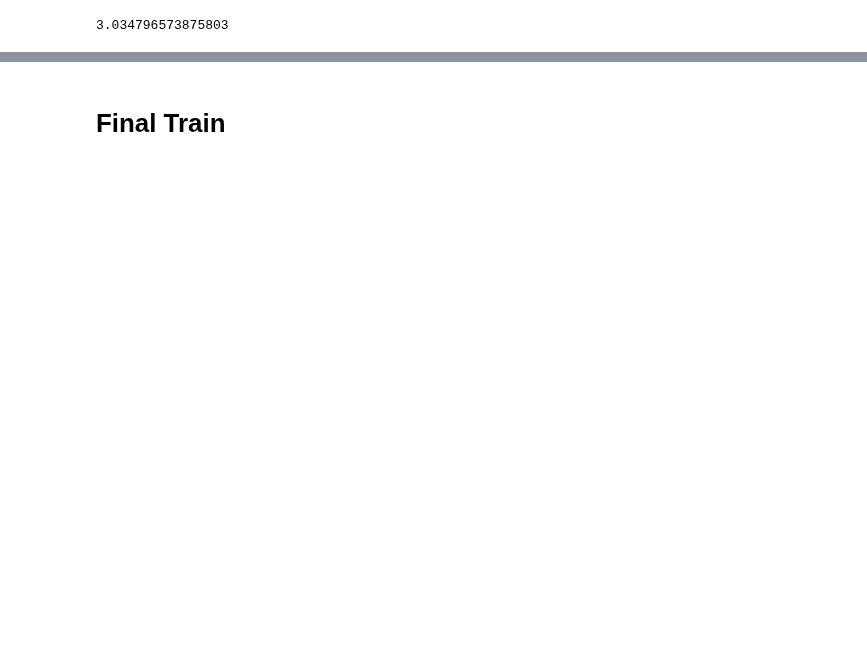
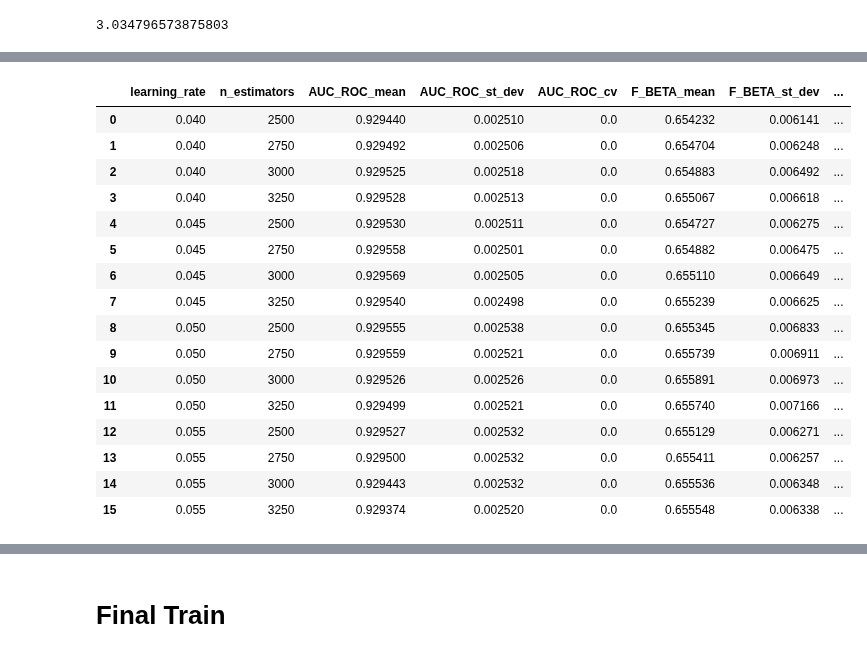
Before and after one commit to shane-kercheval/udacity, a Jupyter notebook: data_scientist_nanodegree/projects/p1_charityml/custom/XGB_tuning_oo-learning.ipynb, the cells around one changed output, grey strips where cells are left out. Saved outputs shown, nothing was run; the diff lists cells and outputs as text; code cells hidden in the pictures; blank space fills up the shorter version.

```diff
--- a/data_scientist_nanodegree/projects/p1_charityml/custom/XGB_tuning_oo-learning.ipynb
+++ b/data_scientist_nanodegree/projects/p1_charityml/custom/XGB_tuning_oo-learning.ipynb
@@ -155,3 +171,23 @@ tuner.results.plot_resampled_stats()
+# %%
+tuner.results.resampled_stats
+# %% [output]
+|  | learning_rate | n_estimators | AUC_ROC_mean | AUC_ROC_st_dev | AUC_ROC_cv | F_BETA_mean | F_BETA_st_dev | ... |
+| 0 | 0.040 | 2500 | 0.929440 | 0.002510 | 0.0 | 0.654232 | 0.006141 | ... |
+| 1 | 0.040 | 2750 | 0.929492 | 0.002506 | 0.0 | 0.654704 | 0.006248 | ... |
+| 2 | 0.040 | 3000 | 0.929525 | 0.002518 | 0.0 | 0.654883 | 0.006492 | ... |
+| 3 | 0.040 | 3250 | 0.929528 | 0.002513 | 0.0 | 0.655067 | 0.006618 | ... |
+| 4 | 0.045 | 2500 | 0.929530 | 0.002511 | 0.0 | 0.654727 | 0.006275 | ... |
+| 5 | 0.045 | 2750 | 0.929558 | 0.002501 | 0.0 | 0.654882 | 0.006475 | ... |
+| 6 | 0.045 | 3000 | 0.929569 | 0.002505 | 0.0 | 0.655110 | 0.006649 | ... |
+| 7 | 0.045 | 3250 | 0.929540 | 0.002498 | 0.0 | 0.655239 | 0.006625 | ... |
+| 8 | 0.050 | 2500 | 0.929555 | 0.002538 | 0.0 | 0.655345 | 0.006833 | ... |
+| 9 | 0.050 | 2750 | 0.929559 | 0.002521 | 0.0 | 0.655739 | 0.006911 | ... |
+| 10 | 0.050 | 3000 | 0.929526 | 0.002526 | 0.0 | 0.655891 | 0.006973 | ... |
+| 11 | 0.050 | 3250 | 0.929499 | 0.002521 | 0.0 | 0.655740 | 0.007166 | ... |
+| 12 | 0.055 | 2500 | 0.929527 | 0.002532 | 0.0 | 0.655129 | 0.006271 | ... |
+| 13 | 0.055 | 2750 | 0.929500 | 0.002532 | 0.0 | 0.655411 | 0.006257 | ... |
+| 14 | 0.055 | 3000 | 0.929443 | 0.002532 | 0.0 | 0.655536 | 0.006348 | ... |
+| 15 | 0.055 | 3250 | 0.929374 | 0.002520 | 0.0 | 0.655548 | 0.006338 | ... |
 # %%
 tuner.results.plot_resampled_scores(metric=oo.Metric.AUC_ROC,
                                     x_axis_limits=(0.9225, 0.935),
```
Also changed, not shown: parts of 30 cells of this notebook, 4 other files.
